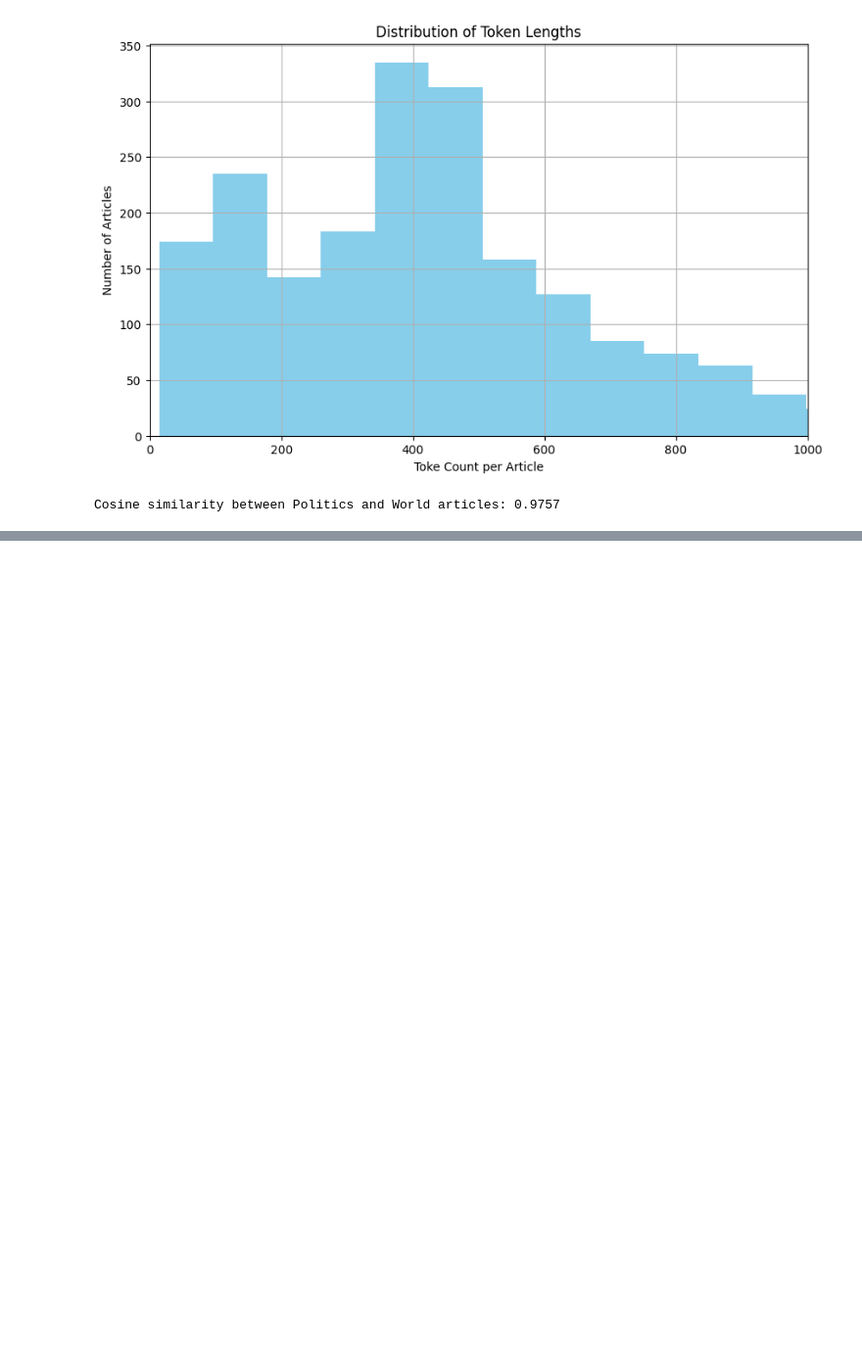
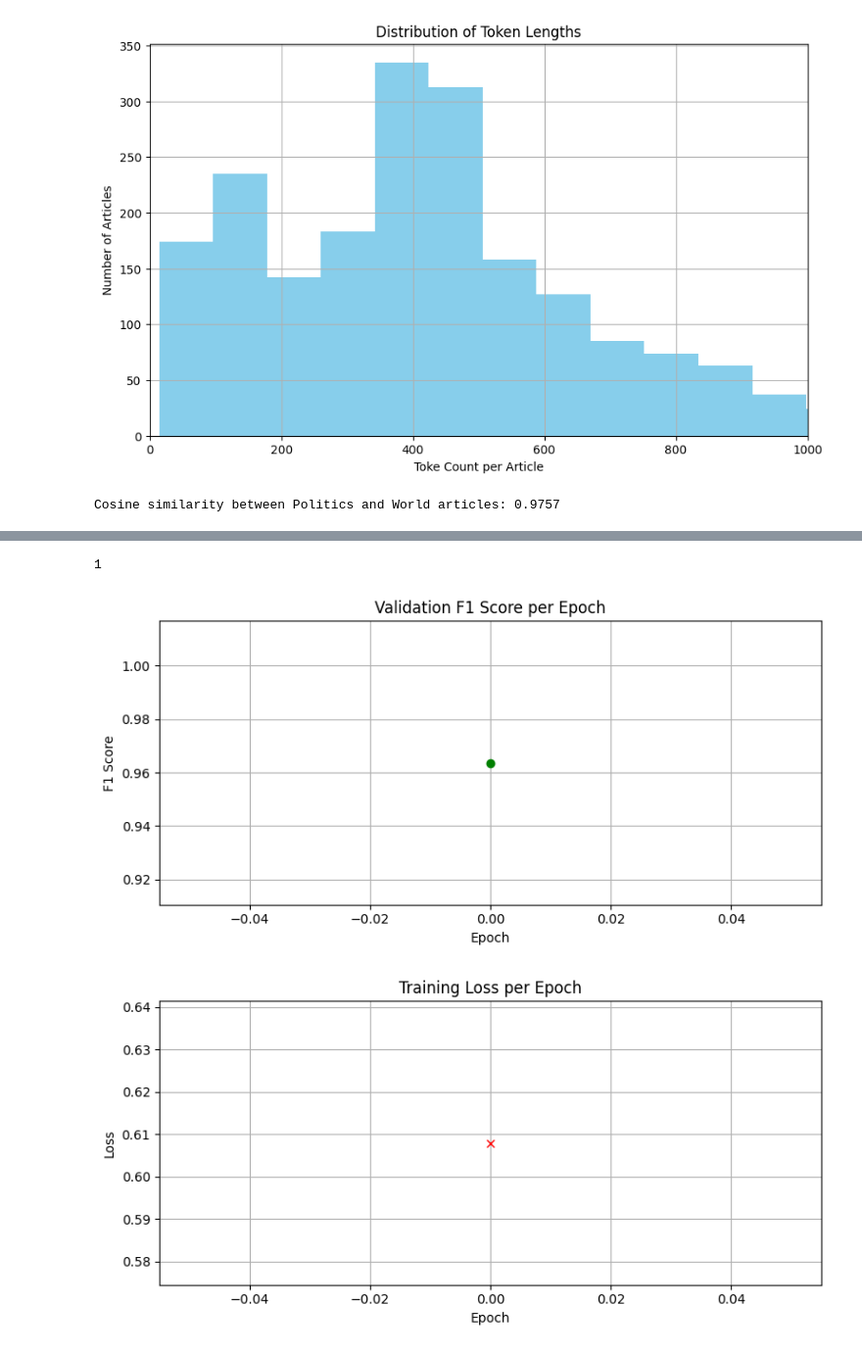
Before and after one commit to eliasangelss/fake-news, a Jupyter notebook: model.ipynb, the cells around one changed output, grey strips where cells are left out. Shown at 98% size. Cells and saved outputs as stored; diff of their text form; code cells hidden in the pictures; blank space fills up the shorter version.

```diff
--- a/model.ipynb
+++ b/model.ipynb
@@ -435,0 +579,27 @@ def evaluateModel(returnPreds = False):
+# %%
+# graphs for accuracy
+
+plt.figure(figsize=(8, 4))
+plt.plot(valF1Values, label = "Validation F1 Score", color = 'green', marker = "o")
+print(len(valF1Values))
+plt.title("Validation F1 Score per Epoch")
+plt.xlabel("Epoch")
+plt.ylabel("F1 Score")
+plt.grid(True)
+plt.legend
+plt.tight_layout()
+plt.show()
+
+plt.figure(figsize= (8, 4))
+plt.plot(trainLossValues, label = "Training Loss", color = 'red', marker = "x")
+plt.title("Training Loss per Epoch")
+plt.xlabel("Epoch")
+plt.ylabel("Loss")
+plt.grid(True)
+plt.legend
+plt.tight_layout()
+plt.show()
+# %% [output]
+1
+[figure, added]
+[figure, added]
```
Also changed, not shown: parts of 11 cells of this notebook.
